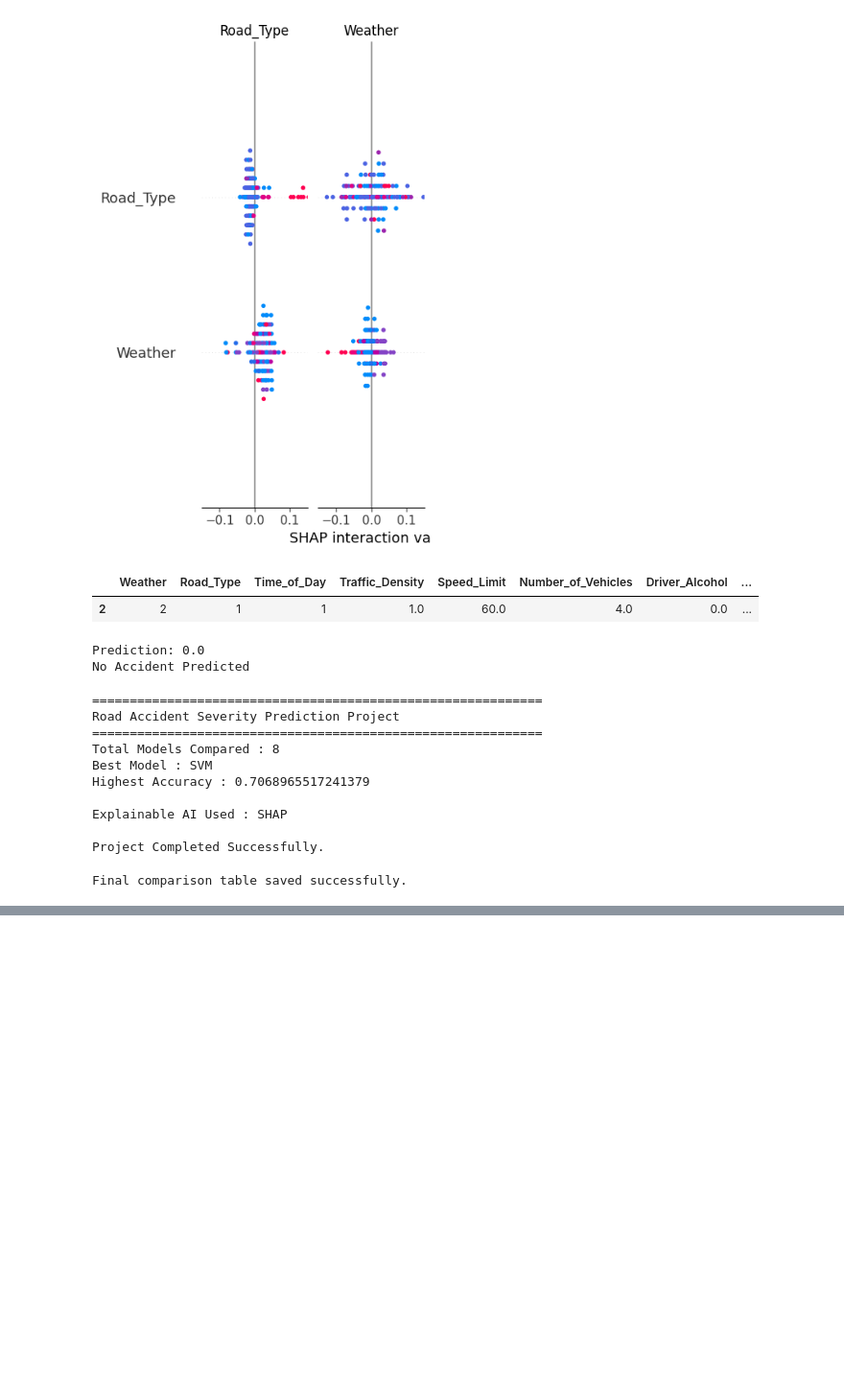
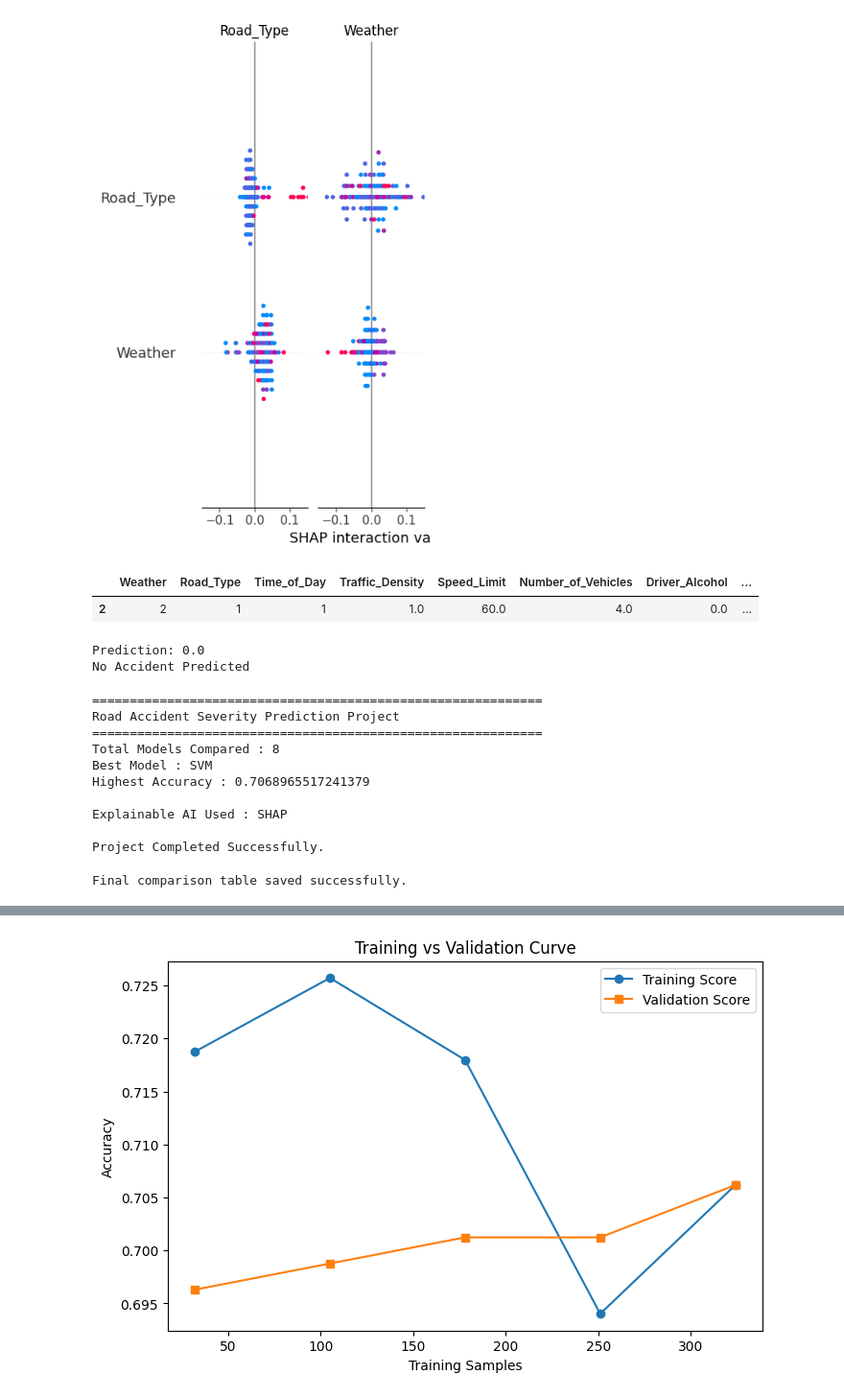
Before and after one commit to HumairaEshfa/Competitive-Programming-2310, a Jupyter notebook: Project-Road Accident Severity Prediction using ML.ipynb, the cells around one changed output, grey strips where cells are left out. Shown at 96% size. Drawn from its saved outputs; the diff is of its cells as text; code cells hidden in the pictures; blank space fills up the shorter version.

```diff
--- a/Project-Road Accident Severity Prediction using ML.ipynb
+++ b/Project-Road Accident Severity Prediction using ML.ipynb
@@ -572,0 +577,13 @@ Final comparison table saved successfully.
+# %%
+import pandas as pd
+
+df = pd.read_csv("/content/dataset_traffic_accident_prediction1 (1).csv")
+
+X=df.drop("Accident",axis=1)
+y=df["Accident"]
+
+combined_df = pd.concat([X, y], axis=1)
+combined_df_cleaned = combined_df.dropna()
+
+X_cleaned = combined_df_cleaned.drop(columns=[y.name])
+y_cleaned = combined_df_cleaned[y.name]
@@ -572,0 +781,58 @@ Final comparison table saved successfully.
+# %%
+from sklearn.model_selection import learning_curve
+
+train_sizes, train_scores, test_scores = learning_curve(
+
+    SVC(),
+
+    X_cleaned,
+
+    y_cleaned,
+
+    cv=5,
+
+    scoring='accuracy'
+
+)
+
+train_mean = train_scores.mean(axis=1)
+
+test_mean = test_scores.mean(axis=1)
+
+plt.figure(figsize=(8,5))
+
+plt.plot(
+
+train_sizes,
+
+train_mean,
+
+marker='o',
+
+label='Training Score'
+
+)
+
+plt.plot(
+
+train_sizes,
+
+test_mean,
+
+marker='s',
+
+label='Validation Score'
+
+)
+
+plt.xlabel("Training Samples")
+
+plt.ylabel("Accuracy")
+
+plt.title("Training vs Validation Curve")
+
+plt.legend()
+
+plt.show()
+# %% [output]
+[figure, added]
```
Also changed, not shown: parts of 12 cells of this notebook.
